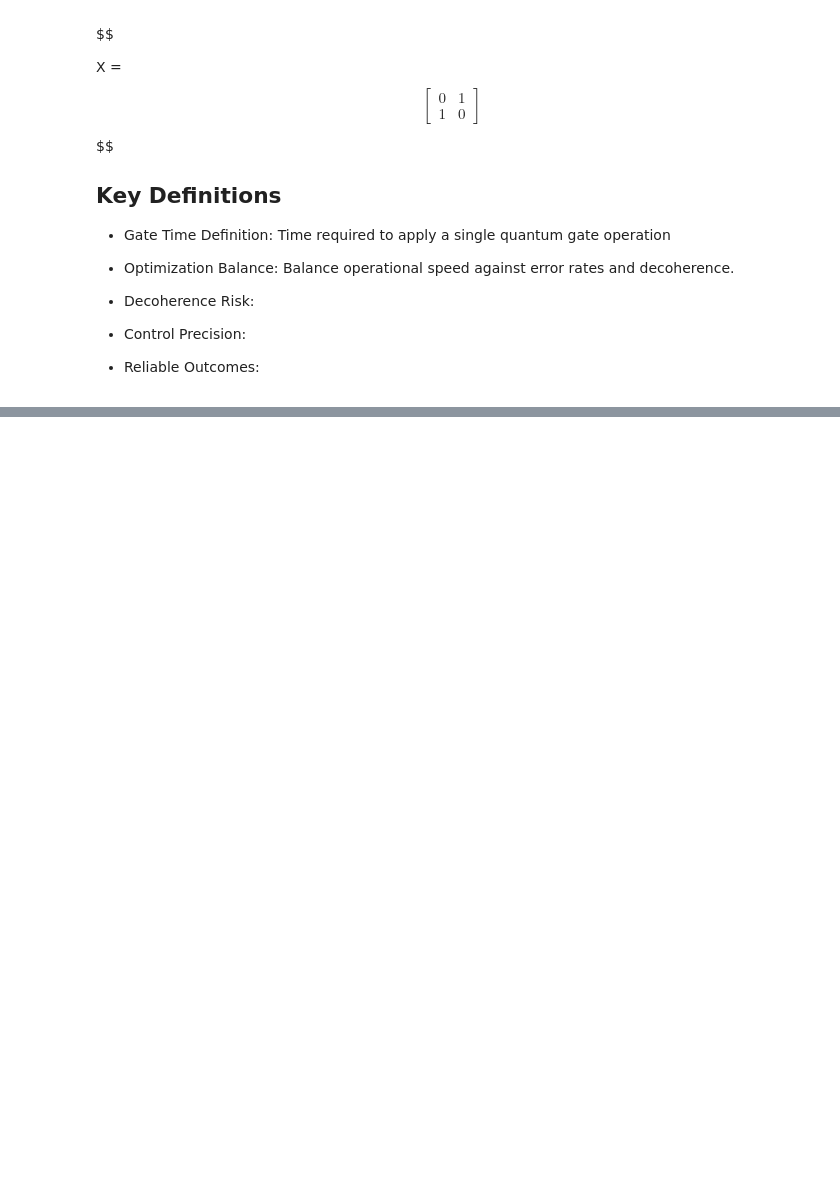
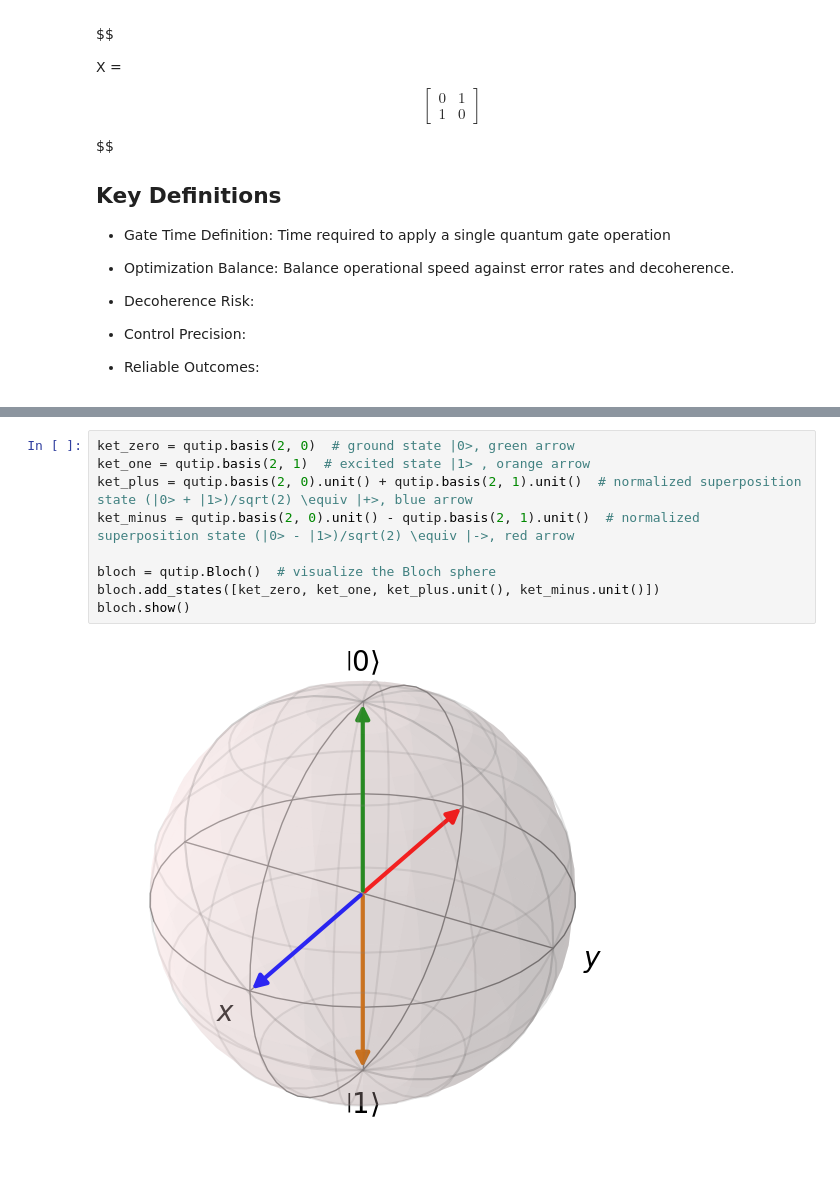
Before and after one commit to isaac-preyser/SENG457, a Jupyter notebook: notes.ipynb, the cells around one changed output, grey strips where cells are left out. Cells and saved outputs as stored; diff of their text form; blank space fills up the shorter version.

```diff
--- a/notes.ipynb
+++ b/notes.ipynb
@@ -277,0 +277,11 @@ Using matrices as operators unlocks eigenvalue analysis, diagonalization and spe
+# %%
+ket_zero = qutip.basis(2, 0)  # ground state |0>, green arrow
+ket_one = qutip.basis(2, 1)  # excited state |1> , orange arrow
+ket_plus = qutip.basis(2, 0).unit() + qutip.basis(2, 1).unit()  # normalized superposition state (|0> + |1>)/sqrt(2) \equiv |+>, blue arrow
+ket_minus = qutip.basis(2, 0).unit() - qutip.basis(2, 1).unit()  # normalized superposition state (|0> - |1>)/sqrt(2) \equiv |->, red arrow
+
+bloch = qutip.Bloch()  # visualize the Bloch sphere
+bloch.add_states([ket_zero, ket_one, ket_plus.unit(), ket_minus.unit()])
+bloch.show()
+# %% [output]
+[figure, added]
```
Also changed, not shown: parts of 9 cells of this notebook, 2 other files.
